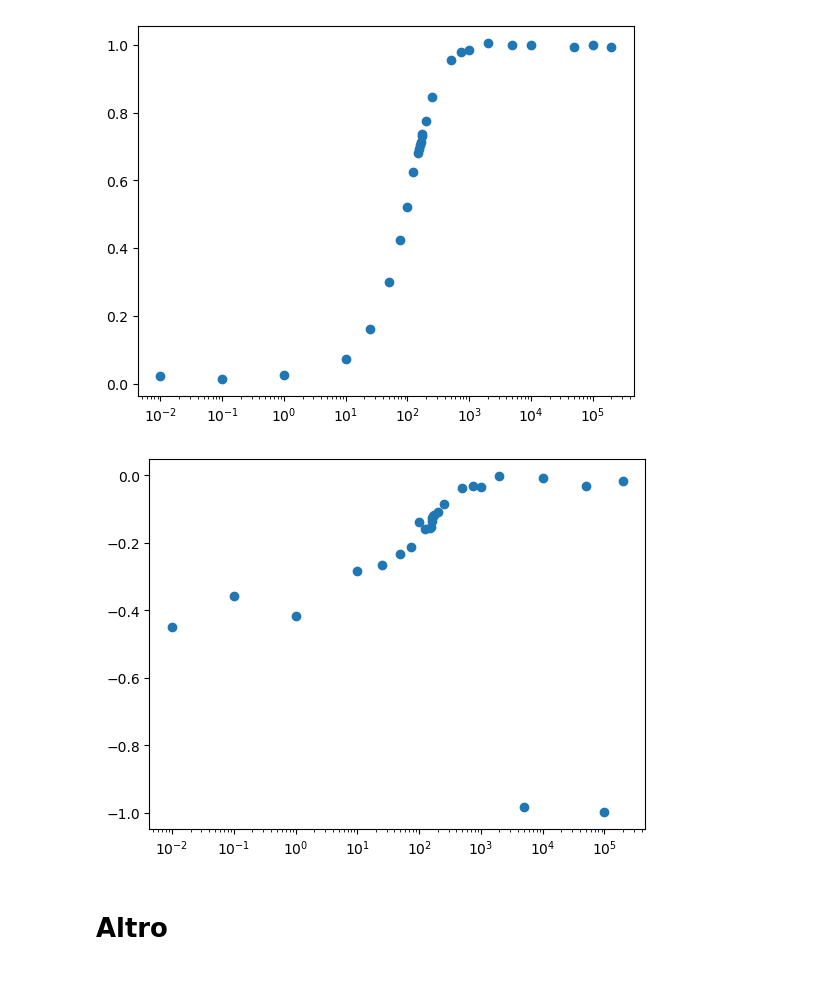
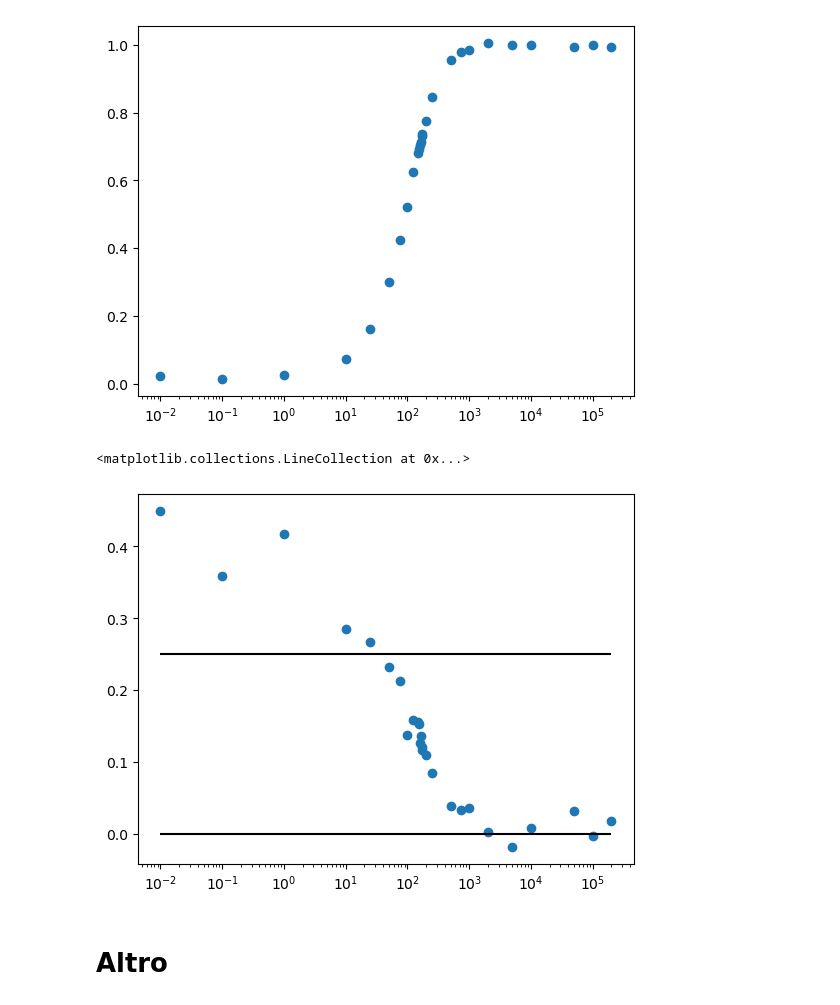
Before and after one commit to RBerga06/unipr-clt-fisica, a Jupyter notebook: lab2/exp4/exp4.ipynb, the cells around one changed output. Drawn from its saved outputs; the diff is of its cells as text; code cells hidden in the pictures.

```diff
--- a/lab2/exp4/exp4.ipynb
+++ b/lab2/exp4/exp4.ipynb
@@ -64,8 +64,8 @@ def media_mobile(ch2: np.ndarray) -> np.ndarray:
 
 # plt.scatter(np.linspace(-1, 1, 2 * W_N + 1), WEIGHTS)
 
-files1mod = [(f, (t, ch1, media_mobile(media_mobile(ch2)), idx)) for (f, (t, ch1, ch2, idx)) in files1]
-files2mod = [(f, (t, ch1, media_mobile(media_mobile(ch2)), idx)) for (f, (t, ch1, ch2, idx)) in files2]
+files1mod = [(f, (t, media_mobile(media_mobile(ch1)), media_mobile(media_mobile(ch2)), idx)) for (f, (t, ch1, ch2, idx)) in files1]
+files2mod = [(f, (t, media_mobile(media_mobile(ch1)), media_mobile(media_mobile(ch2)), idx)) for (f, (t, ch1, ch2, idx)) in files2]
 
 for (_, (t, ch1, ch2mod, idx)) in files1mod + files2mod:
     _, ax1 = plt.subplots()
@@ -145,18 +145,18 @@ plt.xscale("log")
 # %%
 freqs = []
 fasi = []
 for (f, (t, ch1, ch2, _)) in files2:
     freqs.append(f)
-    fase = (t[np.nanargmax(ch2)] - t[np.nanargmax(ch1)]) * f
-    if fase < -1:
+    fase = (t[np.nanargmax(ch1)] - t[np.nanargmax(ch2)]) * f
+    if fase < -0.5:
         fase += 1
-    elif fase > 0:
-        fase -= 1
     fasi.append(fase)
 
 plt.scatter(freqs, fasi)
 plt.xscale("log")
+plt.hlines([0, .25], np.min(freqs), np.max(freqs), color="k")
 # %% [output]
+<matplotlib.collections.LineCollection at 0x...>
-[figure, old version]
+[figure, new version]
 # %% [markdown]
 # Altro
```
Also changed, not shown: parts of 2 cells of this notebook, 52 other files.
